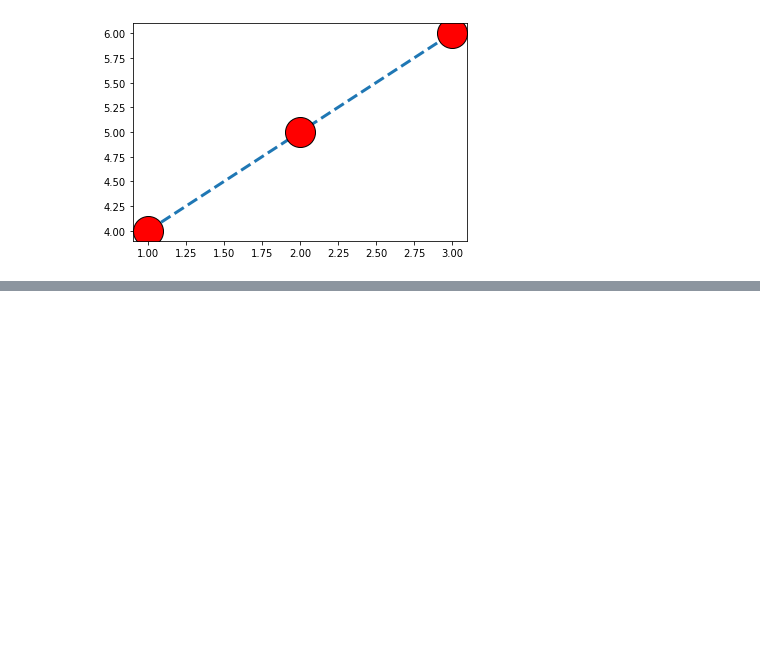
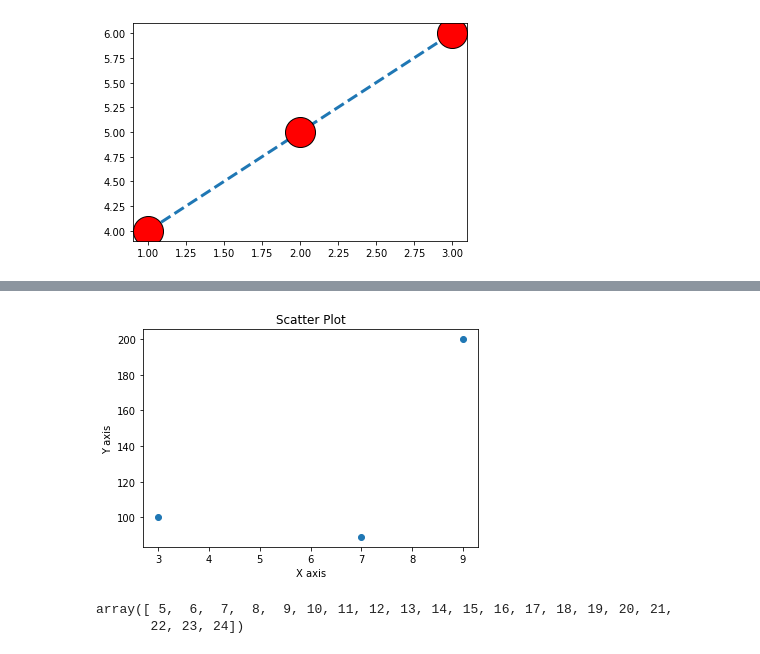
Before and after one commit to Pepcoders/Data-Science-January, a Jupyter notebook: Plotting/Plotting.ipynb, the cells around one changed output, grey strips where cells are left out. Saved outputs shown, nothing was run; the diff lists cells and outputs as text; code cells hidden in the pictures; blank space fills up the shorter version.

```diff
--- a/Plotting/Plotting.ipynb
+++ b/Plotting/Plotting.ipynb
@@ -32,0 +41,14 @@ plt.show()
+# %%
+plt.scatter([3,9,7],[100,200,89])
+plt.xlabel('X axis')
+plt.ylabel('Y axis')
+plt.title('Scatter Plot')
+plt.show()
+# %% [output]
+[figure, added]
+# %%
+x = np.arange(5,25)
+x
+# %% [output]
+array([ 5,  6,  7,  8,  9, 10, 11, 12, 13, 14, 15, 16, 17, 18, 19, 20, 21,
+       22, 23, 24])
```
Also changed, not shown: parts of 8 cells of this notebook.
